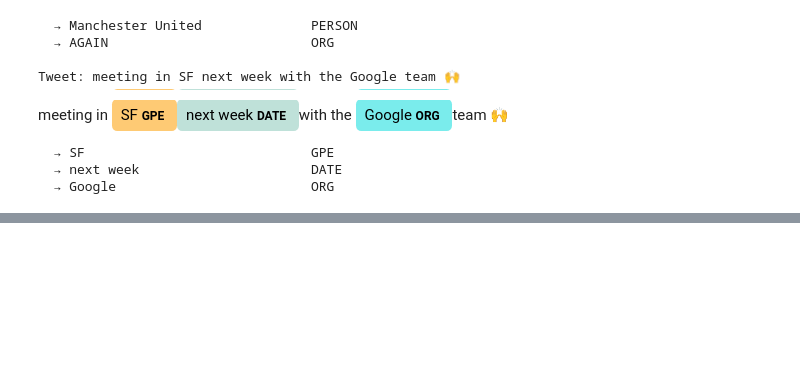
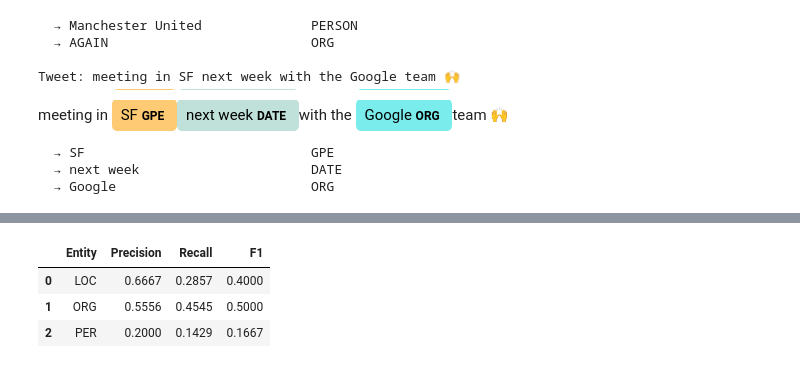
Before and after one commit to marcelalozano27-ship-it/Assignment4_Fong_Marcela, a Jupyter notebook: Assignment_4.ipynb, the cells around one changed output, grey strips where cells are left out. Saved outputs shown, nothing was run; the diff lists cells and outputs as text; code cells hidden in the pictures; blank space fills up the shorter version.

```diff
--- a/Assignment_4.ipynb
+++ b/Assignment_4.ipynb
@@ -1190,0 +959,29 @@ Happy New Year EVENT world !
+# %%
+from spacy.scorer import Scorer
+from spacy.training.example import Example
+import pandas as pd
+
+# Build examples for evaluation
+examples = []
+for text, annotations in test_data:
+    pred_doc = nlp_custom(text)
+    example = Example.from_dict(pred_doc, annotations)
+    examples.append(example)
+
+# Score the model
+scorer = Scorer()
+scores = scorer.score(examples)
+
+# Overall metrics
+print("Overall Results")
+print(f"Precision: {scores['ents_p']:.4f}")
+print(f"Recall:    {scores['ents_r']:.4f}")
+print(f"F1 Score:  {scores['ents_f']:.4f}")
+
+# Per-entity metrics
+print("\nPer-Entity Results")
+for label, metrics in scores["ents_per_type"].items():
+    print(f"{label}:")
+    print(f"  Precision: {metrics['p']:.4f}")
+    print(f"  Recall:    {metrics['r']:.4f}")
+    print(f"  F1 Score:  {metrics['f']:.4f}")
@@ -1190,0 +1007,18 @@ Happy New Year EVENT world !
+# %%
+per_entity_rows = []
+
+for label, metrics in scores["ents_per_type"].items():
+    per_entity_rows.append({
+        "Entity": label,
+        "Precision": round(metrics["p"], 4),
+        "Recall": round(metrics["r"], 4),
+        "F1": round(metrics["f"], 4)
+    })
+
+per_entity_df = pd.DataFrame(per_entity_rows)
+per_entity_df
+# %% [output]
+|  | Entity | Precision | Recall | F1 |
+| 0 | LOC | 0.6667 | 0.2857 | 0.4000 |
+| 1 | ORG | 0.5556 | 0.4545 | 0.5000 |
+| 2 | PER | 0.2000 | 0.1429 | 0.1667 |
```
Also changed, not shown: parts of 54 cells of this notebook.
